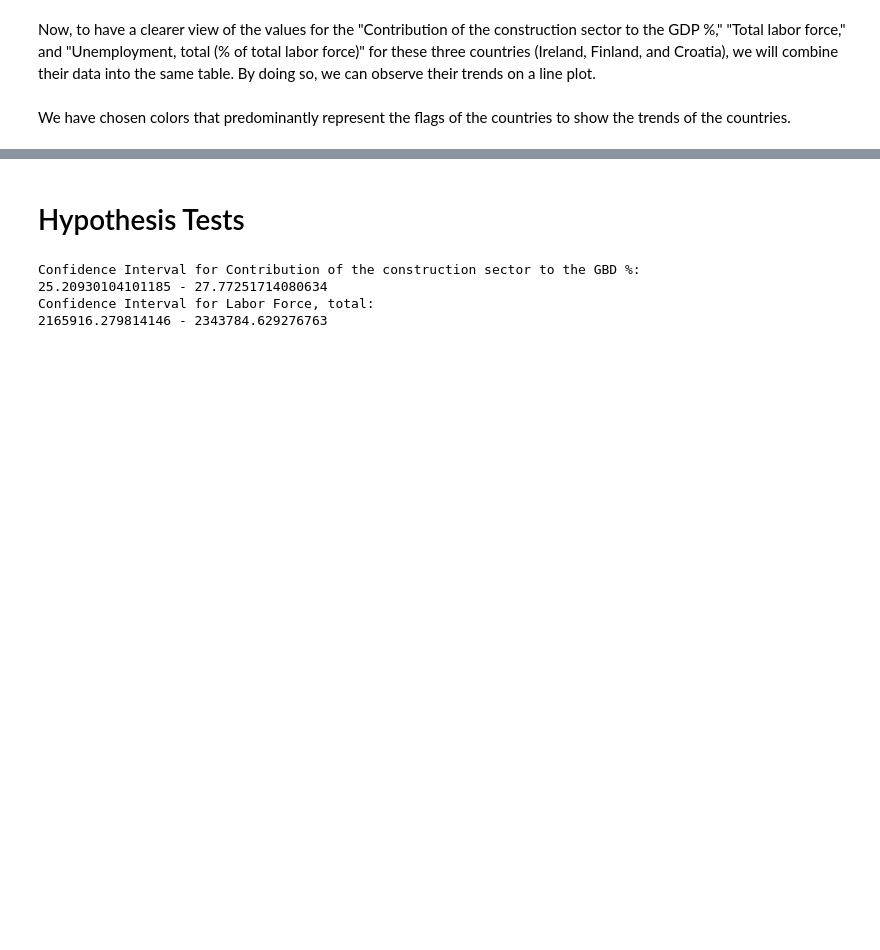
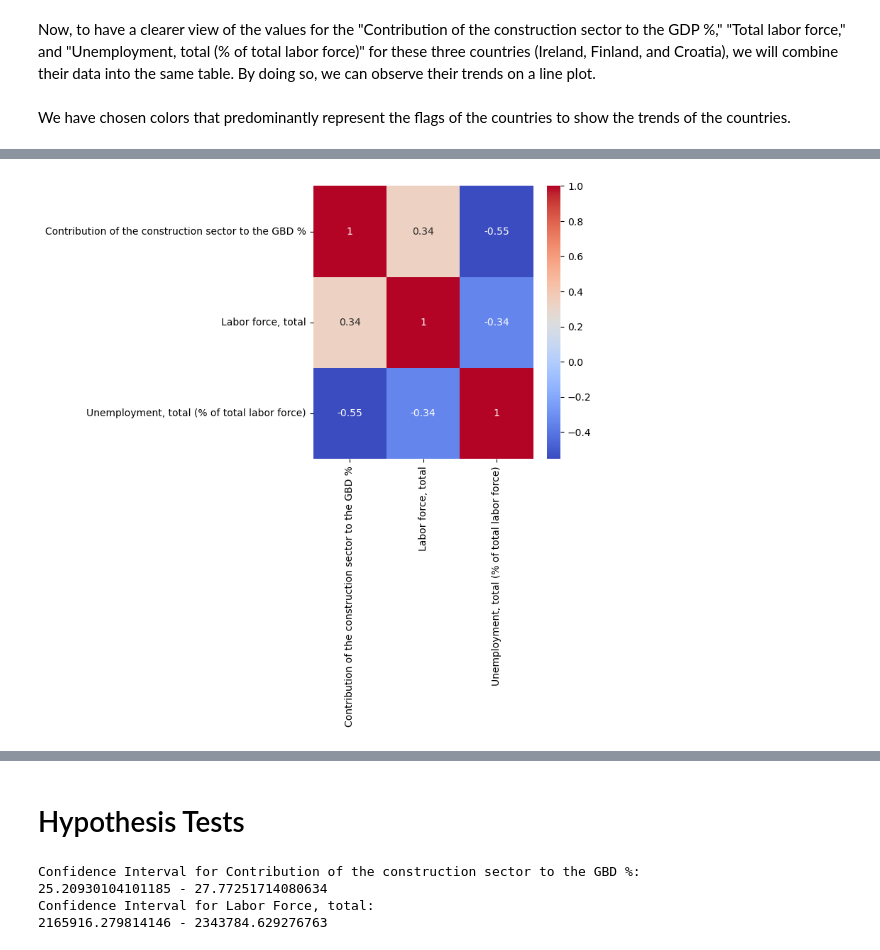
Before and after one commit to burakgulecyuz/assignment, a Jupyter notebook: assignment_2_code.ipynb, the cells around one changed output, grey strips where cells are left out. Cells and saved outputs as stored; diff of their text form; code cells hidden in the pictures; blank space fills up the shorter version.

```diff
--- a/assignment_2_code.ipynb
+++ b/assignment_2_code.ipynb
@@ -405,0 +407,11 @@ fig.show()
+# %%
+#lets see the correlation between the columns and show it in a heatmap
+import seaborn as sns
+import matplotlib.pyplot as plt
+#lets see the correlation between the columns and show it in a heatmap
+corr = merged_filtered.corr()
+plt.figure(figsize=(5,5))
+sns.heatmap(corr, annot=True, cmap='coolwarm')
+plt.show()
+# %% [output]
+[figure, added]
```
Also changed, not shown: parts of 51 cells of this notebook.
